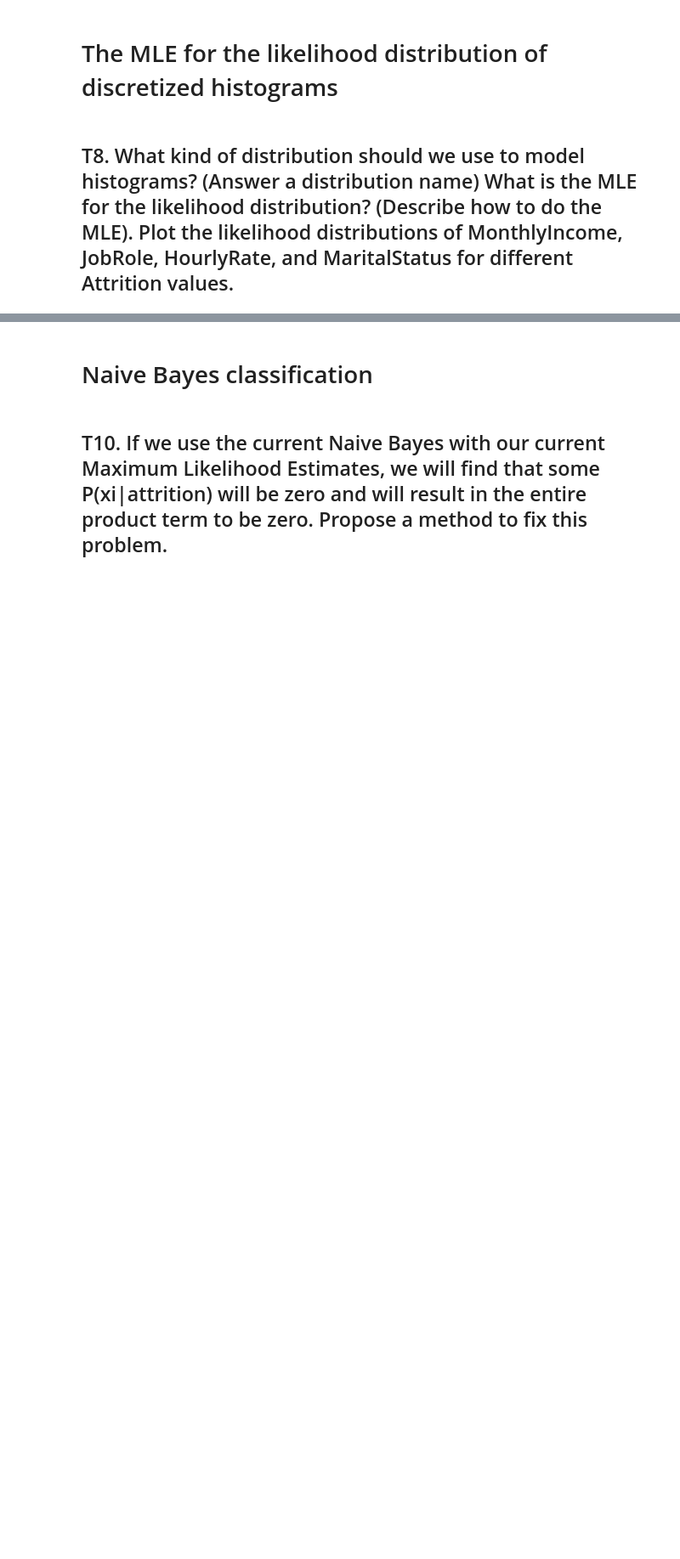
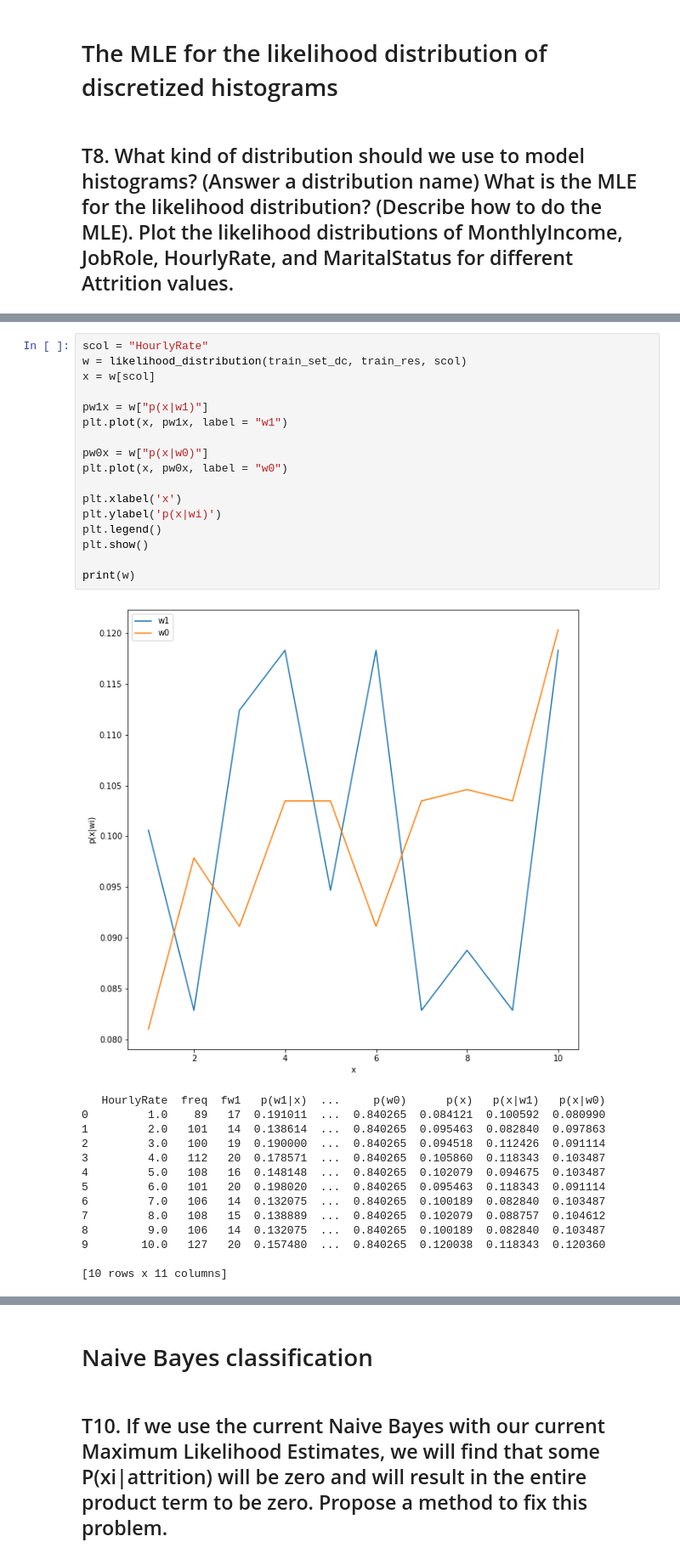
Before and after one commit to Chol27/pattern_recognition, a Jupyter notebook: HW2/HW2_Attrition_Prediction_Naive_Bayes.ipynb, the cells around one changed output, grey strips where cells are left out. Shown: that part at 85% size. Saved outputs shown, nothing was run; the diff lists cells and outputs as text; blank space fills up the shorter version.

```diff
--- a/HW2_Attrition_Prediction_Naive_Bayes.ipynb
+++ b/HW2/HW2_Attrition_Prediction_Naive_Bayes.ipynb
@@ -287,0 +352,32 @@ def likelihood_distribution(train_set_dc, train_res, scol):
+# %%
+scol = "HourlyRate"
+w = likelihood_distribution(train_set_dc, train_res, scol)
+x = w[scol]
+
+pw1x = w["p(x|w1)"]
+plt.plot(x, pw1x, label = "w1")
+
+pw0x = w["p(x|w0)"]
+plt.plot(x, pw0x, label = "w0")
+
+plt.xlabel('x')
+plt.ylabel('p(x|wi)')
+plt.legend()
+plt.show()
+
+print(w)
+# %% [output]
+[figure, added]
+   HourlyRate  freq  fw1   p(w1|x)  ...     p(w0)      p(x)   p(x|w1)   p(x|w0)
+0         1.0    89   17  0.191011  ...  0.840265  0.084121  0.100592  0.080990
+1         2.0   101   14  0.138614  ...  0.840265  0.095463  0.082840  0.097863
+2         3.0   100   19  0.190000  ...  0.840265  0.094518  0.112426  0.091114
+3         4.0   112   20  0.178571  ...  0.840265  0.105860  0.118343  0.103487
+4         5.0   108   16  0.148148  ...  0.840265  0.102079  0.094675  0.103487
+5         6.0   101   20  0.198020  ...  0.840265  0.095463  0.118343  0.091114
+6         7.0   106   14  0.132075  ...  0.840265  0.100189  0.082840  0.103487
+7         8.0   108   15  0.138889  ...  0.840265  0.102079  0.088757  0.104612
+8         9.0   106   14  0.132075  ...  0.840265  0.100189  0.082840  0.103487
+9        10.0   127   20  0.157480  ...  0.840265  0.120038  0.118343  0.120360
+
+[10 rows x 11 columns]
```
Also changed, not shown: parts of 18 cells of this notebook, 5 other files.
